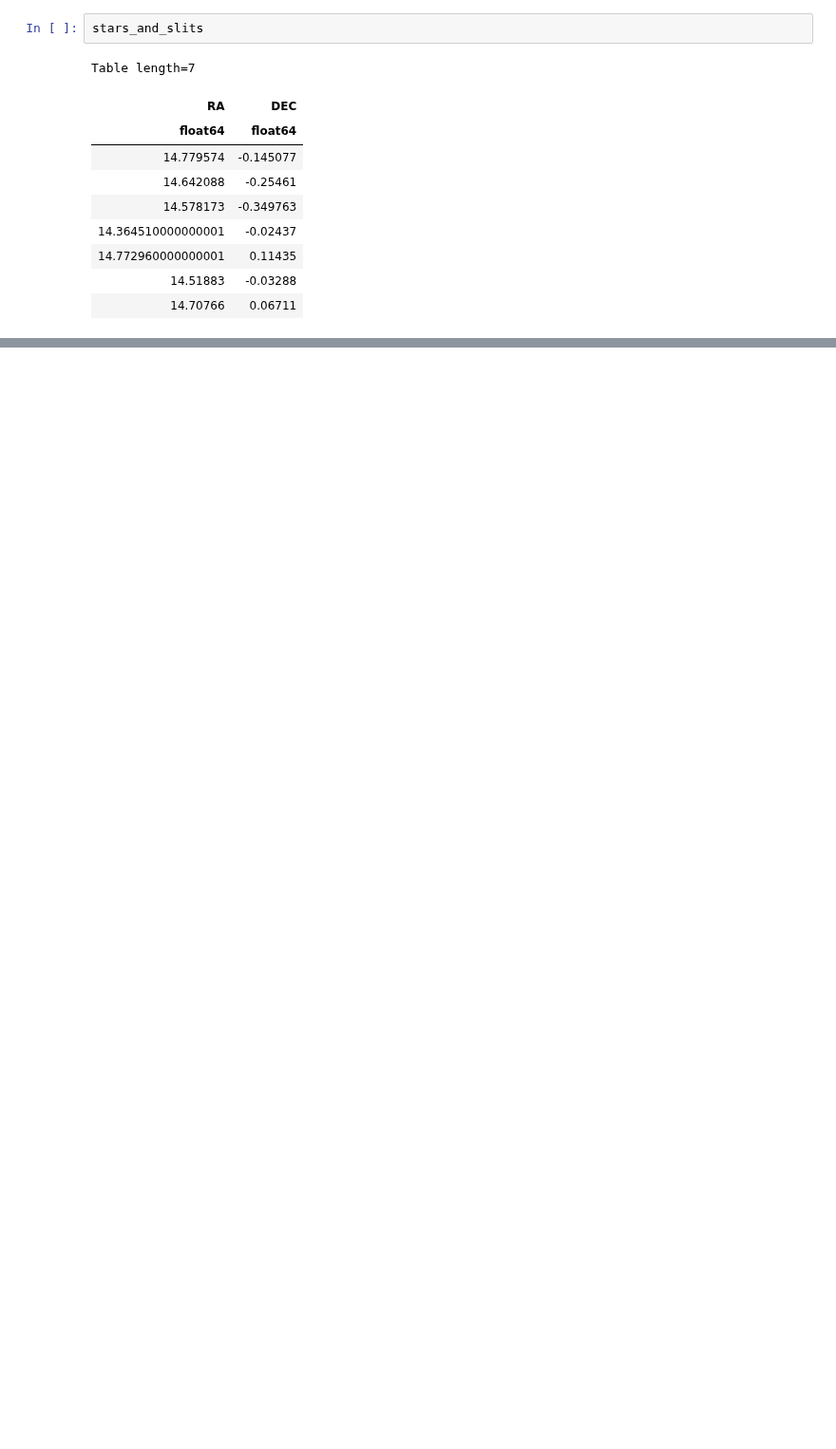
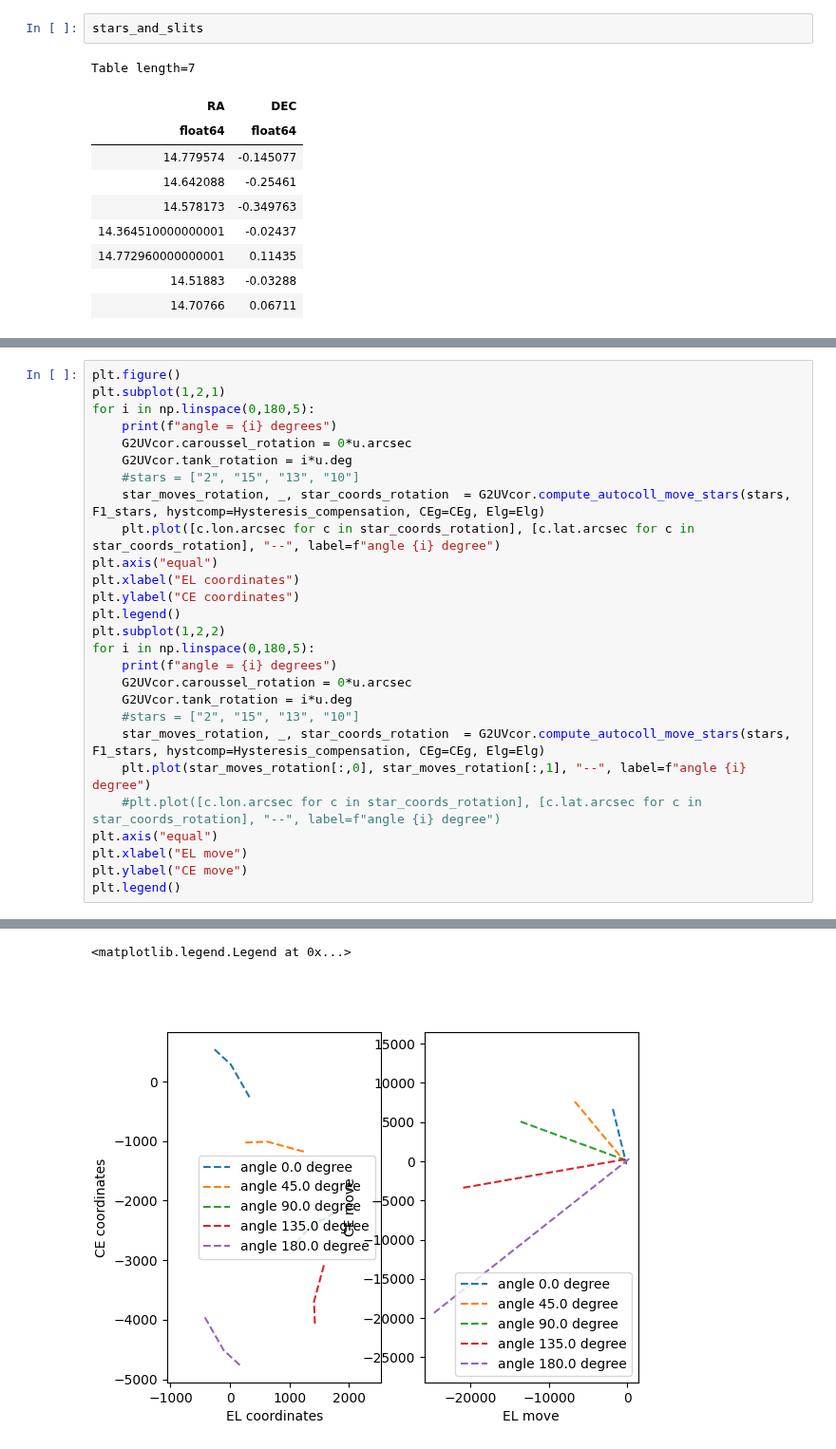
Before and after one commit to vpicouet/FireBallPipe, a Jupyter notebook: Notebook/testing/testing.ipynb, the cells around one changed output, grey strips where cells are left out. Shown at 95% size. Drawn from its saved outputs; the diff is of its cells as text; blank space fills up the shorter version.

```diff
--- a/Notebook/testing/testing.ipynb
+++ b/Notebook/testing/testing.ipynb
@@ -337,0 +344,28 @@ GuiderMaskProjector object:
+# %%
+plt.figure()
+plt.subplot(1,2,1)
+for i in np.linspace(0,180,5):
+    print(f"angle = {i} degrees")
+    G2UVcor.caroussel_rotation = 0*u.arcsec
+    G2UVcor.tank_rotation = i*u.deg
+    #stars = ["2", "15", "13", "10"]
+    star_moves_rotation, _, star_coords_rotation  = G2UVcor.compute_autocoll_move_stars(stars, F1_stars, hystcomp=Hysteresis_compensation, CEg=CEg, Elg=Elg)
+    plt.plot([c.lon.arcsec for c in star_coords_rotation], [c.lat.arcsec for c in star_coords_rotation], "--", label=f"angle {i} degree")
+plt.axis("equal")
+plt.xlabel("EL coordinates")
+plt.ylabel("CE coordinates")
+plt.legend()
+plt.subplot(1,2,2)
+for i in np.linspace(0,180,5):
+    print(f"angle = {i} degrees")
+    G2UVcor.caroussel_rotation = 0*u.arcsec
+    G2UVcor.tank_rotation = i*u.deg
+    #stars = ["2", "15", "13", "10"]
+    star_moves_rotation, _, star_coords_rotation  = G2UVcor.compute_autocoll_move_stars(stars, F1_stars, hystcomp=Hysteresis_compensation, CEg=CEg, Elg=Elg)
+    plt.plot(star_moves_rotation[:,0], star_moves_rotation[:,1], "--", label=f"angle {i} degree")
+    #plt.plot([c.lon.arcsec for c in star_coords_rotation], [c.lat.arcsec for c in star_coords_rotation], "--", label=f"angle {i} degree")
+plt.axis("equal")
+plt.xlabel("EL move")
+plt.ylabel("CE move")
+plt.legend()
+# %% [output]
@@ -337,0 +389,2 @@ GuiderMaskProjector object:
+<matplotlib.legend.Legend at 0x...>
+[figure, added]
```
Also changed, not shown: parts of 9 cells of this notebook, 1 other file.
